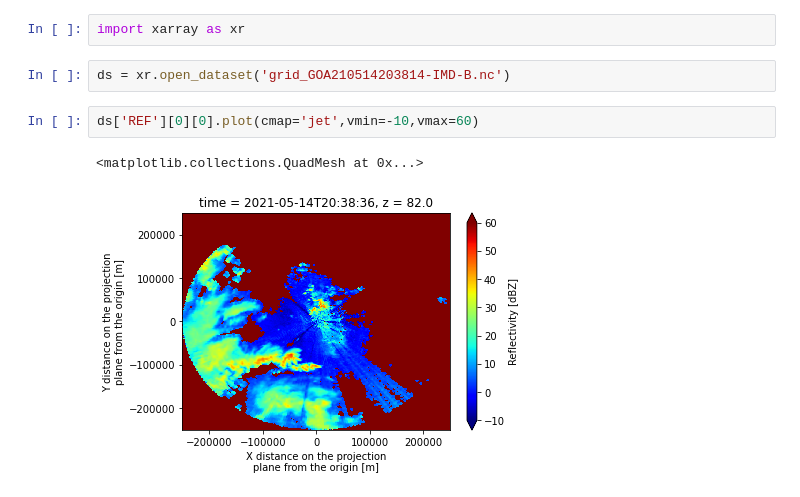
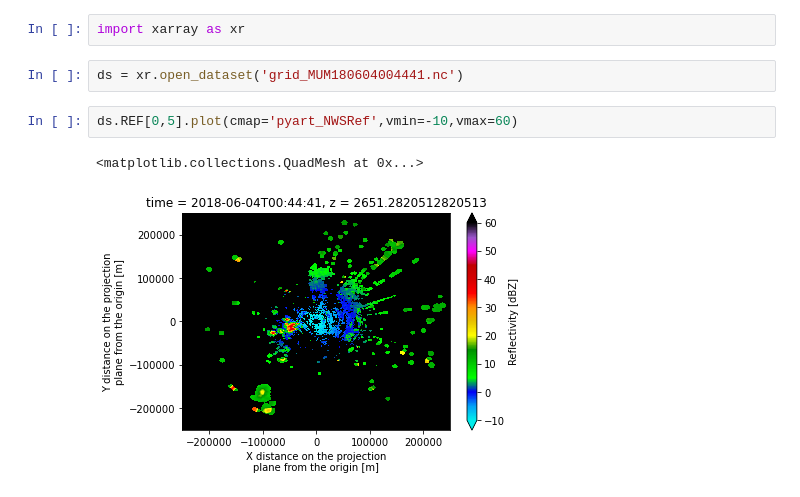
Before and after one commit to syedhamidali/PyScanCf, a Jupyter notebook: Example.ipynb, the cells around one changed output. Drawn from its saved outputs; the diff is of its cells as text.

```diff
--- a/Example.ipynb
+++ b/Example.ipynb
@@ -113,9 +57,9 @@ gdisplay.plot_grid('REF',0)
 # %%
 import xarray as xr
 # %%
-ds = xr.open_dataset('grid_GOA210514203814-IMD-B.nc')
+ds = xr.open_dataset('grid_MUM180604004441.nc')
 # %%
-ds['REF'][0][0].plot(cmap='jet',vmin=-10,vmax=60)
+ds.REF[0,5].plot(cmap='pyart_NWSRef',vmin=-10,vmax=60)
 # %% [output]
 <matplotlib.collections.QuadMesh at 0x...>
-[figure, old version]
+[figure, new version]
```
Also changed, not shown: parts of 25 cells of this notebook.
